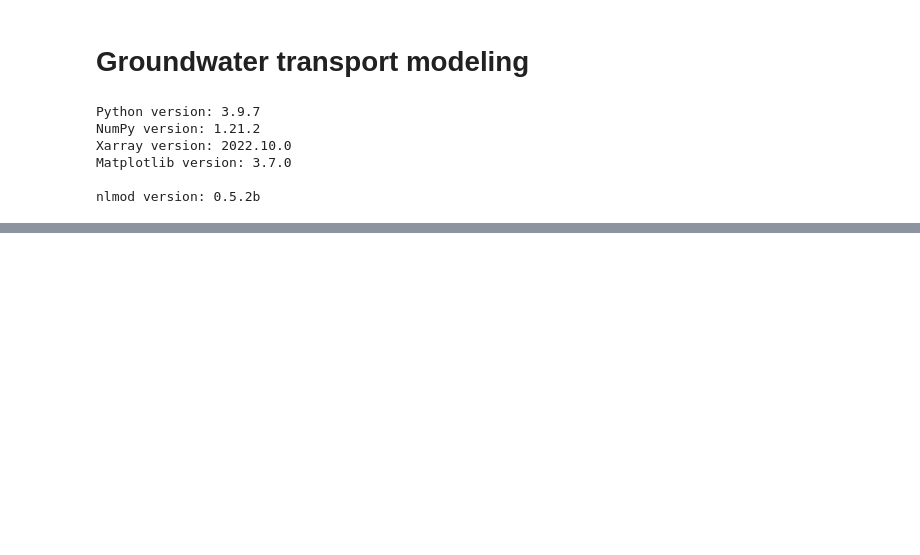
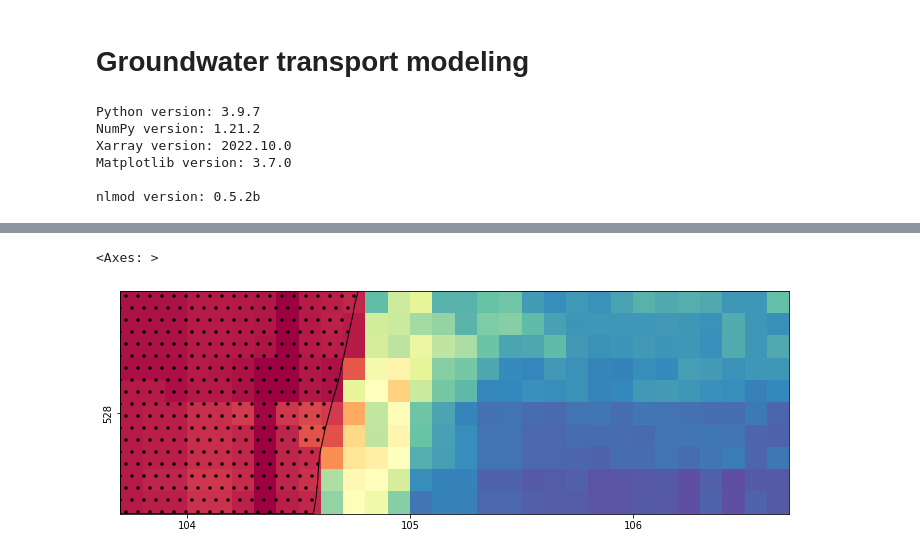
Before and after one commit to gwmod/nlmod, a Jupyter notebook: docs/examples/16_groundwater_transport.ipynb, the cells around one changed output, grey strips where cells are left out. Cells and saved outputs as stored; diff of their text form; code cells hidden in the pictures; blank space fills up the shorter version.

```diff
--- a/docs/examples/16_groundwater_transport.ipynb
+++ b/docs/examples/16_groundwater_transport.ipynb
@@ -173,6 +178,0 @@ INFO:nlmod.gwf.gwf:creating modflow GHB
-# %%
-# add constant head cells at model boundaries
-ds.update(nlmod.grid.mask_model_edge(ds, ds["idomain"]))
-chd = nlmod.gwf.chd(
-    ds, gwf, chd="edge_mask", head="starting_head", auxiliary="chloride"
-)
@@ -181,10 +179,8 @@ INFO:nlmod.gwf.gwf:creating modflow CHD
 # %%
 # download knmi recharge data
-# knmi_ds = nlmod.read.knmi.get_recharge(
-#     ds, cachedir=ds.cachedir, cachename="recharge"
-# )
-# # update model dataset
-# ds.update(knmi_ds)
+knmi_ds = nlmod.read.knmi.get_recharge(ds, cachedir=ds.cachedir, cachename="recharge")
+# update model dataset
+ds.update(knmi_ds)
 
 # create recharge package
-# rch = nlmod.gwf.rch(ds, gwf)
+rch = nlmod.gwf.rch(ds, gwf, mask=ds["rws_oppwater_cond"] == 0)
@@ -191,5 +189,0 @@ INFO:nlmod.gwf.gwf:creating modflow CHD
-# %%
-ds.attrs["drhodc"] = (1025 - 1000) / (18_000.0 - 0.0)
-ds.attrs["denseref"] = 1000.0
-ds.attrs["crhoref"] = 0.0
-ds.attrs["porosity"] = 0.3
@@ -247,2 +254,15 @@ writing simulation...
 
  Normal termination of simulation.
+# %%
+h = nlmod.gwf.output.get_heads_da(ds)
+c = nlmod.gwt.output.get_concentration_da(ds)
+
+# calculate concentration at groundwater surface
+ctop = nlmod.gwt.get_concentration_at_gw_surface(c)
+# %%
+fig, ax = nlmod.plot.get_map(extent_hbossche)
+nlmod.plot.data_array(ctop.isel(time=0), ds=ds, ax=ax, cmap="Spectral_r")
+nlmod.plot.surface_water(ds, ax=ax, hatch=".", edgecolor="k", facecolor="none")
+# %% [output]
+<Axes: >
+[figure, added]
```
Also changed, not shown: parts of 24 cells of this notebook.
